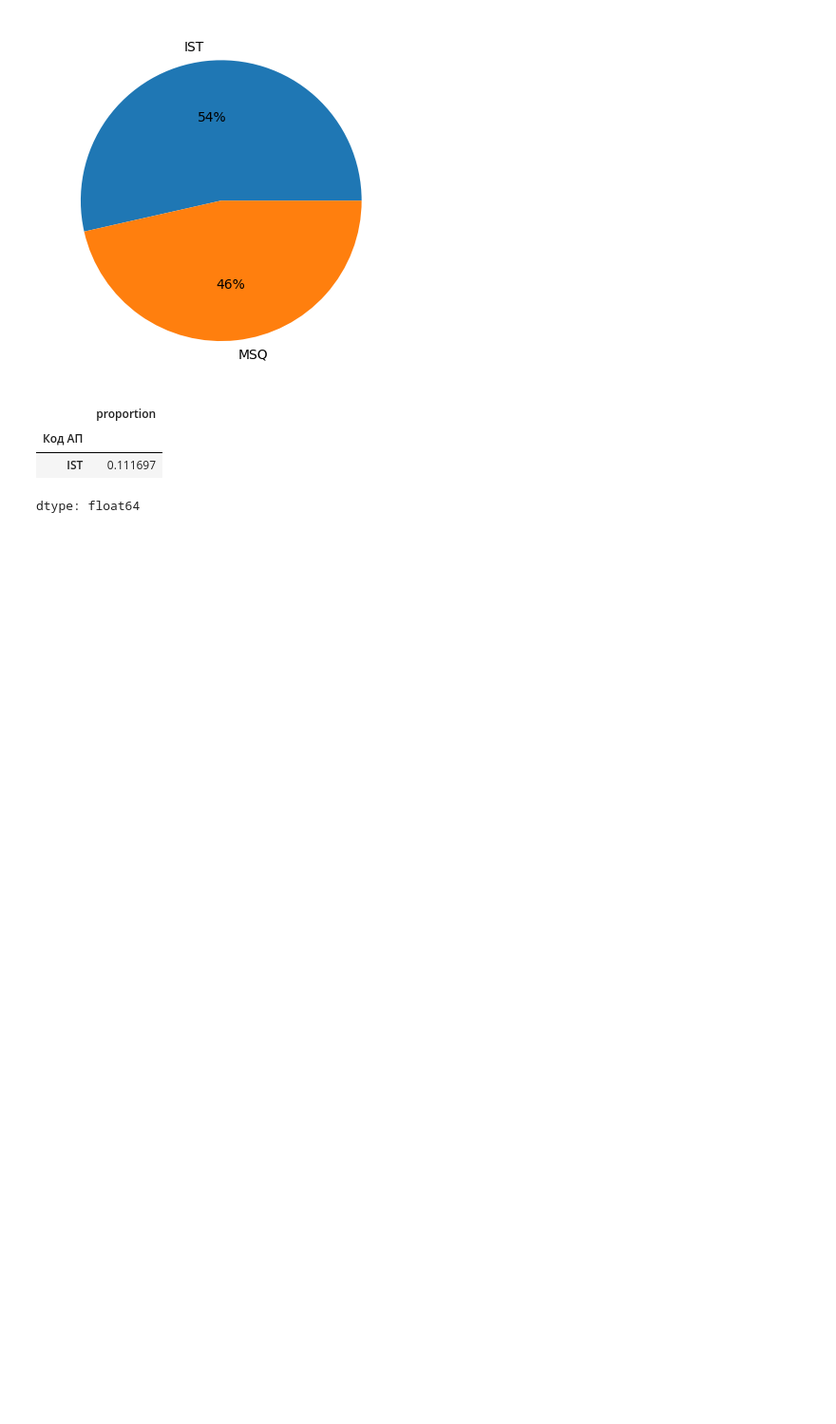
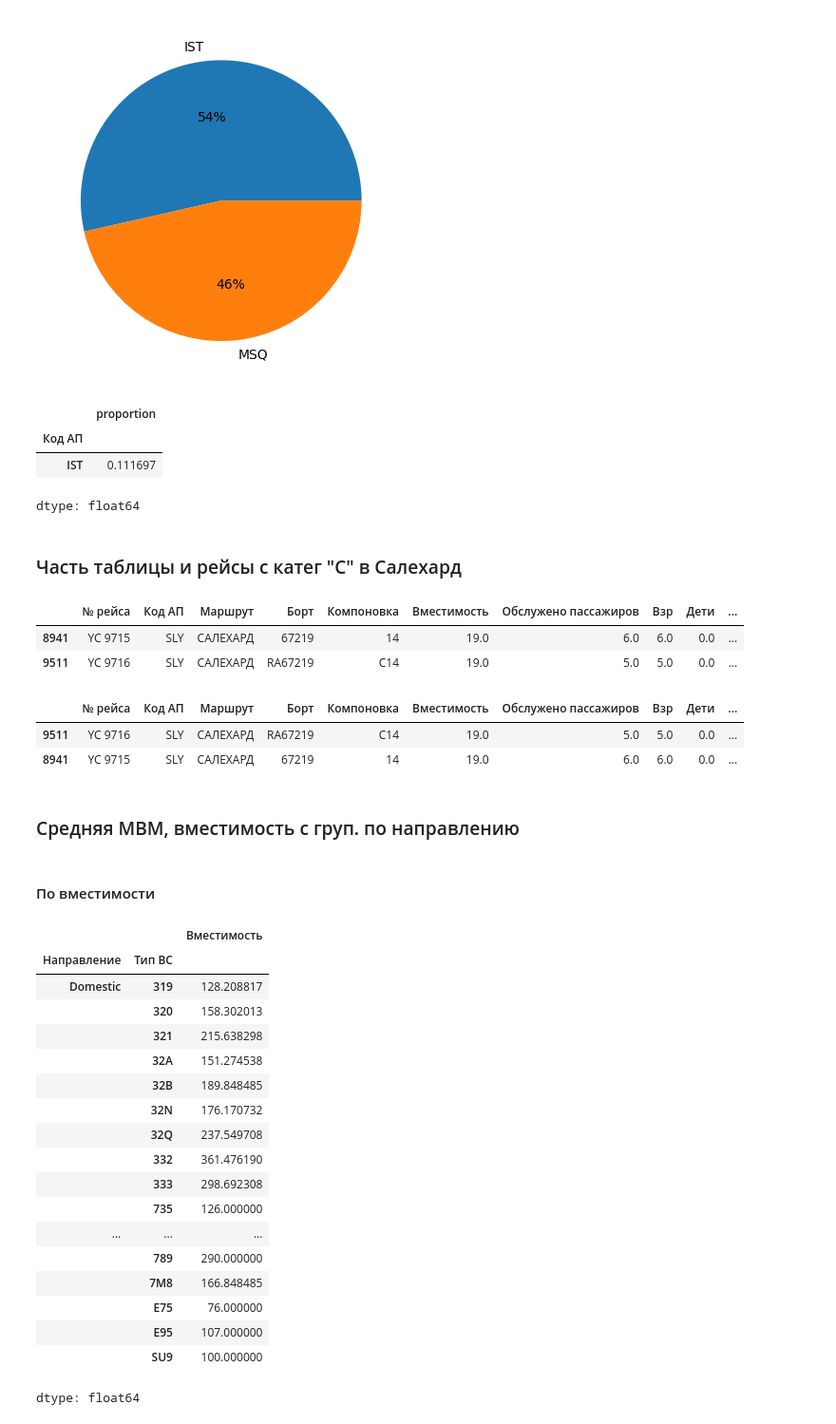
Before and after one commit to trxmaschine/homewrks, a Jupyter notebook: Home_works_2.ipynb, the cells around one changed output. Shown at 95% size. Drawn from its saved outputs; the diff is of its cells as text; code cells hidden in the pictures; blank space fills up the shorter version.

```diff
--- a/Home_works_2.ipynb
+++ b/Home_works_2.ipynb
@@ -178,3 +178,44 @@ df3['Код АП'].value_counts(normalize=True,ascending=False).head(1) #ТОП
 | Код АП |  |
 | IST | 0.111697 |
 dtype: float64
+# %% [markdown]
+### Часть таблицы и рейсы с катег "С" в Салехард
+# %%
+df4 = df1[(df1['Катег'] == 'C') & (df1['Маршрут'] == 'САЛЕХАРД')]
+df4.head()
+# %% [output]
+|  | № рейса | Код АП | Маршрут | Борт | Компоновка | Вместимость | Обслужено пассажиров | Взр | Дети | ... |
+| 8941 | YC 9715 | SLY | САЛЕХАРД | 67219 | 14 | 19.0 | 6.0 | 6.0 | 0.0 | ... |
+| 9511 | YC 9716 | SLY | САЛЕХАРД | RA67219 | C14 | 19.0 | 5.0 | 5.0 | 0.0 | ... |
+# %%
+df4.sort_values(by=['Baggage Weight'], ascending=[False])
+# %% [output]
+|  | № рейса | Код АП | Маршрут | Борт | Компоновка | Вместимость | Обслужено пассажиров | Взр | Дети | ... |
+| 9511 | YC 9716 | SLY | САЛЕХАРД | RA67219 | C14 | 19.0 | 5.0 | 5.0 | 0.0 | ... |
+| 8941 | YC 9715 | SLY | САЛЕХАРД | 67219 | 14 | 19.0 | 6.0 | 6.0 | 0.0 | ... |
+# %% [markdown]
+### Средняя МВМ, вместимость с груп. по направлению
+# %% [markdown]
+#### По вместимости
+# %%
+df.groupby(["Направление","Тип ВС"])["Вместимость"].mean()
+# %% [output]
+|  |  | Вместимость |
+| Направление | Тип ВС |  |
+| Domestic | 319 | 128.208817 |
+|  | 320 | 158.302013 |
+|  | 321 | 215.638298 |
+|  | 32A | 151.274538 |
+|  | 32B | 189.848485 |
+|  | 32N | 176.170732 |
+|  | 32Q | 237.549708 |
+|  | 332 | 361.476190 |
+|  | 333 | 298.692308 |
+|  | 735 | 126.000000 |
+| ... | ... | ... |
+|  | 789 | 290.000000 |
+|  | 7M8 | 166.848485 |
+|  | E75 | 76.000000 |
+|  | E95 | 107.000000 |
+|  | SU9 | 100.000000 |
+dtype: float64
```
Also changed, not shown: parts of 2 cells of this notebook.
